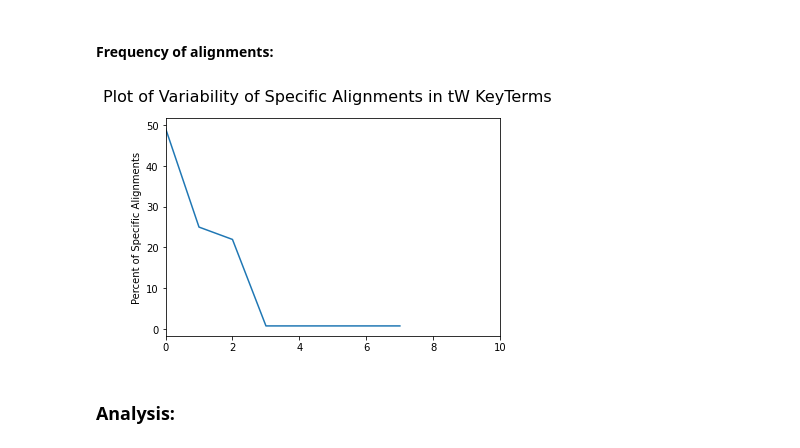
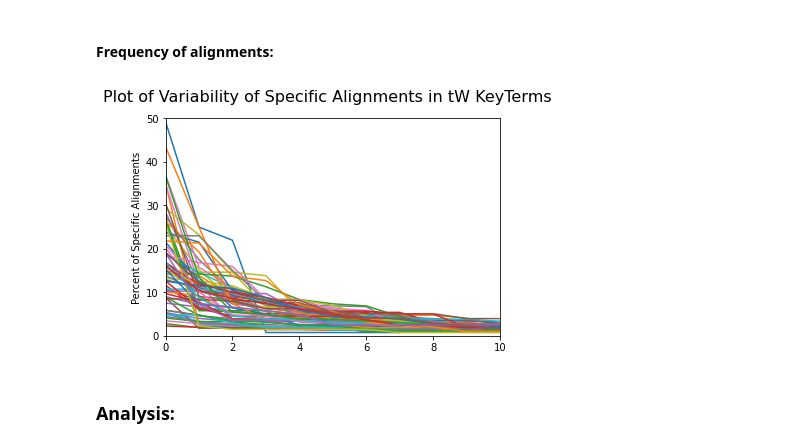
Before and after one commit to unfoldingWord-box3/alignment-ml, a Jupyter notebook: plot_multi_alignments.ipynb, the cells around one changed output. Saved outputs shown, nothing was run; the diff lists cells and outputs as text; code cells hidden in the pictures.

Commit message:
working on plotting multiple values

```diff
--- a/plot_multi_alignments.ipynb
+++ b/plot_multi_alignments.ipynb
@@ -200,12 +158,12 @@ filteredAlignmentsForWord = getFilteredAlignmentsForWord(alignmentsForWord, remo
 # %%
 frequenciesOfAlignments = getFrequenciesOfFieldInAlignments(filteredAlignmentsForWord, 'alignmentTxt')
 
 title = f"Plot of Variability of Specific Alignments in tW KeyTerms"
 ylabel = "Percent of Specific Alignments"
 xlimit = [0, 10]
-plotFrequencies(frequenciesOfAlignments, title, ylabel, showXValues=False, xlimit=xlimit)
+plot.plotFrequencies(frequenciesOfAlignments, title, ylabel, showXValues=False, xlimit=xlimit)
 # %% [output]
-[figure, old version]
+[figure, new version]
 # %% [markdown]
 ### Analysis:
 # %% [markdown]
```
Also changed, not shown: parts of 13 cells of this notebook, 2 other files.
